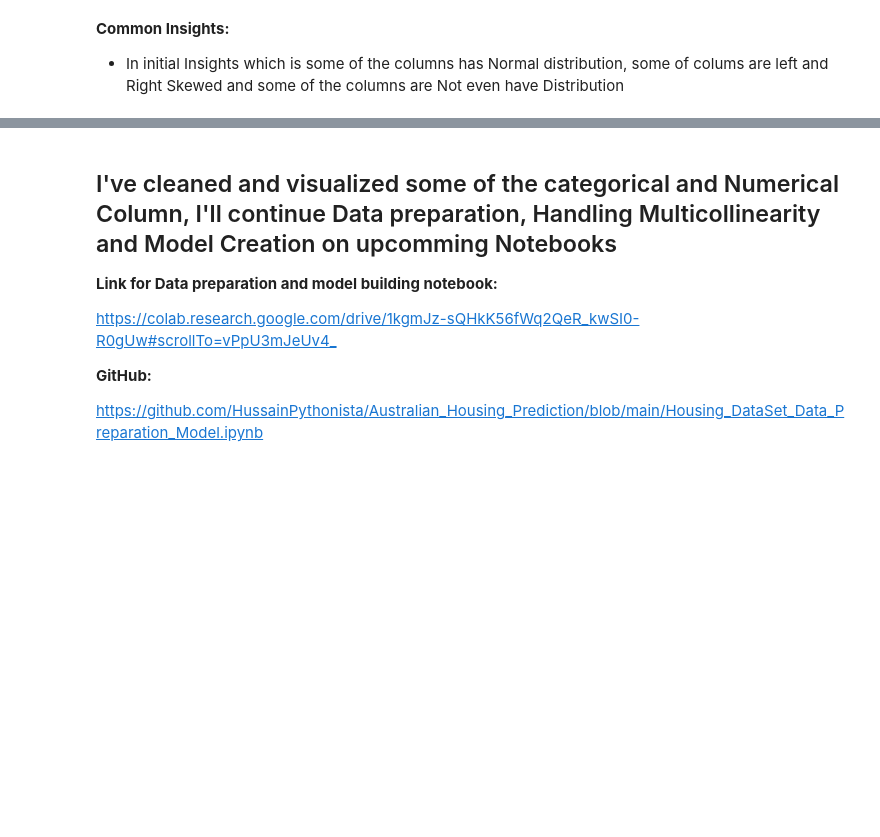
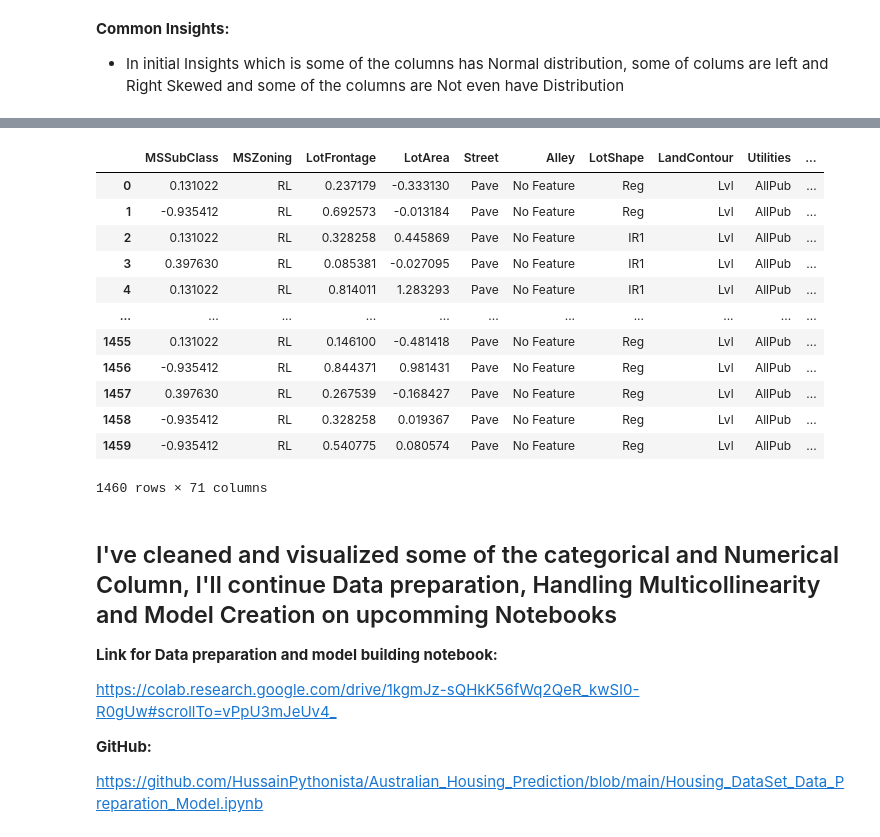
Before and after one commit to HussainPythonista/Australian_Housing_Prediction, a Jupyter notebook: Housing_DataSet_Data_Cleaning_EDA.ipynb, the cells around one changed output, grey strips where cells are left out. Cells and saved outputs as stored; diff of their text form; code cells hidden in the pictures; blank space fills up the shorter version.

```diff
--- a/Housing_DataSet_Data_Cleaning_EDA.ipynb
+++ b/Housing_DataSet_Data_Cleaning_EDA.ipynb
@@ -767,0 +772,4 @@ creating_sub_histplot(numerical_columns[30:36])
+# %%
+variance_colummns=house_price.var()
+columns_zero_variance=variance_colummns[variance_colummns==0]
+columns_zero_variance
@@ -767,0 +791,2 @@ creating_sub_histplot(numerical_columns[30:36])
+# %%
+house_price.drop(columns=columns_zero_variance.index,inplace=True)
@@ -768,2 +798,38 @@ creating_sub_histplot(numerical_columns[30:36])
+# %%
+import statistics
+
+def standarization(value,col_name):
+  #Calculating Average or mean
+  mean=house_price[col_name].mean()
+
+  # Calculate the standard deviation using the statistics module
+  stdev = statistics.stdev(house_price[col_name])
+
+  z_score=(value-mean)/stdev
+  return z_score
+# %%
+columns_parent_dataset=house_price.select_dtypes(["int","float"]).columns
+#no_need_convert=dummieVariables.columns
+
+for column in columns_parent_dataset:
+  #if column not in no_need_convert:
+    house_price[column]=house_price[column].apply(lambda x: standarization(x,column))
+#columns_parent_dataset
+# %%
+house_price
+# %% [output]
+|  | MSSubClass | MSZoning | LotFrontage | LotArea | Street | Alley | LotShape | LandContour | Utilities | ... |
+| 0 | 0.131022 | RL | 0.237179 | -0.333130 | Pave | No Feature | Reg | Lvl | AllPub | ... |
+| 1 | -0.935412 | RL | 0.692573 | -0.013184 | Pave | No Feature | Reg | Lvl | AllPub | ... |
+| 2 | 0.131022 | RL | 0.328258 | 0.445869 | Pave | No Feature | IR1 | Lvl | AllPub | ... |
+| 3 | 0.397630 | RL | 0.085381 | -0.027095 | Pave | No Feature | IR1 | Lvl | AllPub | ... |
+| 4 | 0.131022 | RL | 0.814011 | 1.283293 | Pave | No Feature | IR1 | Lvl | AllPub | ... |
+| ... | ... | ... | ... | ... | ... | ... | ... | ... | ... | ... |
+| 1455 | 0.131022 | RL | 0.146100 | -0.481418 | Pave | No Feature | Reg | Lvl | AllPub | ... |
+| 1456 | -0.935412 | RL | 0.844371 | 0.981431 | Pave | No Feature | Reg | Lvl | AllPub | ... |
+| 1457 | 0.397630 | RL | 0.267539 | -0.168427 | Pave | No Feature | Reg | Lvl | AllPub | ... |
+| 1458 | -0.935412 | RL | 0.328258 | 0.019367 | Pave | No Feature | Reg | Lvl | AllPub | ... |
+| 1459 | -0.935412 | RL | 0.540775 | 0.080574 | Pave | No Feature | Reg | Lvl | AllPub | ... |
+1460 rows × 71 columns
 # %%
 #Write a datas into csvfile
```
Also changed, not shown: parts of 5 cells of this notebook.
